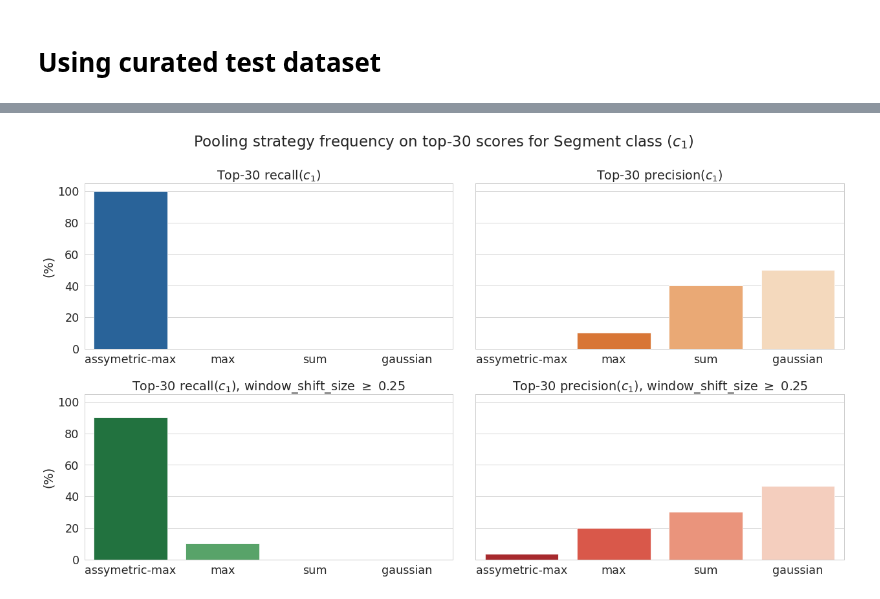
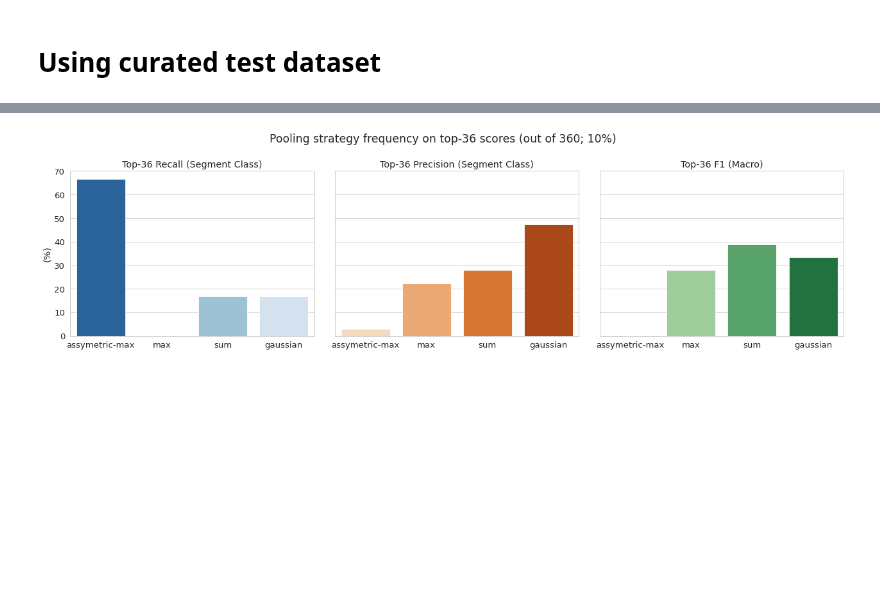
Before and after one commit to ulysses-camara/ulysses-segmenter, a Jupyter notebook: notebooks/6_result_analysis.ipynb, the cells around one changed output, grey strips where cells are left out. Drawn from its saved outputs; the diff is of its cells as text; code cells hidden in the pictures; blank space fills up the shorter version.

```diff
--- a/notebooks/6_result_analysis.ipynb
+++ b/notebooks/6_result_analysis.ipynb
@@ -1050,8 +999,8 @@ concat_curated_df.keys(), tuple(len(val) for key, val in concat_curated_df.items
 ret_bert = validate_all_models(
     segmenter_cls=segmentador.BERTSegmenter,
     uri_models=[
-        os.path.join(PRETRAINED_MODEL_DIR, f"{layer_count}_6000_layer_model")
-        for layer_count in reversed((2, 4, 6, 8, 10, 12))
+        os.path.join(PRETRAINED_MODEL_DIR, f"{layer_count}_6000_layer_model_finetuned")
+        for layer_count in reversed((2, 4, 6))
     ],
     device=DEVICE,
     batch_size=BATCH_SIZE,
@@ -1062,11 +1011,11 @@ ret_lstm = validate_all_models(
     uri_models=[
         os.path.join(
             PRETRAINED_MODEL_DIR,
-            f"{hidden_layer_size}_6000_{layer_count}_lstm",
+            f"{hidden_layer_size}_6000_1_lstm",
             "checkpoints",
-            "epoch=3-step=3591.ckpt",
+            f"{hidden_layer_size}_hidden_dim_6000_vocab_size_1_layer_lstm.pt",
         )
-        for layer_count, hidden_layer_size in itertools.product((1, 2), (128, 256, 512))
+        for hidden_layer_size in (128, 256, 512)
     ],
     moving_window_sizes=(128, 256, 512, 1024, 2048, 4096),
     uri_tokenizers=TOKENIZER_URI,
@@ -1240,14 +1131,14 @@ sns.set_theme(
     context="paper",
     style="whitegrid",
     palette="crest",
-    font_scale=2,
+    font_scale=1.5,
 )
 
-fig, ((ax1, ax2), (ax3, ax4)) = plt.subplots(
-    2, 2, figsize=(10 * 16 / 9, 10), sharex="row", sharey=True
+fig, (ax1, ax2, ax3) = plt.subplots(
+    1, 3, figsize=(10 * 16 / 9, 5), sharex="row", sharey=True
 )
 
-top_n = 30
+top_n = 36
 
 recall_1_global = get_rank_by_metric(
     ret,
@@ -1267,24 +1158,14 @@ precision_1_global = get_rank_by_metric(
     min_window_size=0,
 )
 
-recall_1_global_constrained = get_rank_by_metric(
+f1_1_global = get_rank_by_metric(
     ret,
-    metric="per_cls_recall_1",
+    metric="macro_f1",
     algorithm=None,
     return_top_k_indices=top_n,
-    min_shift=0.25,
+    min_shift=0.0,
     min_window_size=0,
 )
-
-precision_1_global_constrained = get_rank_by_metric(
-    ret,
-    metric="per_cls_precision_1",
-    algorithm=None,
-    return_top_k_indices=top_n,
-    min_shift=0.25,
-    min_window_size=0,
-)
-
 
 labels = ("assymetric-max", "max", "sum", "gaussian")
 
@@ -1300,61 +1181,47 @@ recall_top_pooling = collections.Counter([pooling for (_, (_, pooling, *_), _) i
 precision_top_pooling = collections.Counter(
     [pooling for (_, (_, pooling, *_), _) in precision_1_global]
 )
-recall_top_pooling_constrained = collections.Counter(
-    [pooling for (_, (_, pooling, *_), _) in recall_1_global_constrained]
+f1_top_pooling = collections.Counter(
+    [pooling for (_, (_, pooling, *_), _) in f1_1_global]
 )
-precision_top_pooling_constrained = collections.Counter(
-    [pooling for (_, (_, pooling, *_), _) in precision_1_global_constrained]
-)
-
 
 fill_classes(recall_top_pooling)
 fill_classes(precision_top_pooling)
-fill_classes(recall_top_pooling_constrained)
-fill_classes(precision_top_pooling_constrained)
+fill_classes(f1_top_pooling)
 
 
 plt_1 = sns.barplot(
     data=[[100 * recall_top_pooling[lab] / top_n] for lab in labels],
     ax=ax1,
     palette="Blues_r",
 )
 
 plt_2 = sns.barplot(
     data=[[100 * precision_top_pooling[lab] / top_n] for lab in labels],
     ax=ax2,
-    palette="Oranges_r",
+    palette="Oranges",
 )
 
 plt_3 = sns.barplot(
-    data=[[100 * recall_top_pooling_constrained[lab] / top_n] for lab in labels],
+    data=[[100 * f1_top_pooling[lab] / top_n] for lab in labels],
     ax=ax3,
-    palette="Greens_r",
+    palette="Greens",
 )
 
-plt_4 = sns.barplot(
-    data=[[100 * precision_top_pooling_constrained[lab] / top_n] for lab in labels],
-    ax=ax4,
-    palette="Reds_r",
-)
-
-fig.suptitle(f"Pooling strategy frequency on top-{top_n} scores for Segment class ($c_1$)")
+fig.suptitle(f"Pooling strategy frequency on top-{top_n} scores (out of {len(ret)}; {100 * top_n/len(ret):.0f}%)")
 
 ax1.set_xticklabels(labels=labels)
-ax3.set_xticklabels(labels=labels)
 ax1.set_ylabel("(%)")
-ax3.set_ylabel("(%)")
 
-ax1.set_title(f"Top-{top_n} recall($c_1$)")
-ax2.set_title(f"Top-{top_n} precision($c_1$)")
-ax3.set_title(f"Top-{top_n} recall($c_1$), window_shift_size $\geq$ 0.25")
-ax4.set_title(f"Top-{top_n} precision($c_1$), window_shift_size $\geq$ 0.25")
+ax1.set_title(f"Top-{top_n} Recall (Segment Class)")
+ax2.set_title(f"Top-{top_n} Precision (Segment Class)")
+ax3.set_title(f"Top-{top_n} F1 (Macro)")
 
 plt.tight_layout()
 plt.savefig(
     os.path.join(OUTPUT_DIR, f"pooling_strategy_freqs_top_{top_n}.pdf"),
     format="pdf",
-    transparent=True,
+    transparent=False,
 )
 # %% [output]
-[figure, old version]
+[figure, new version]
```
Also changed, not shown: parts of 22 cells of this notebook, 3 other files.
